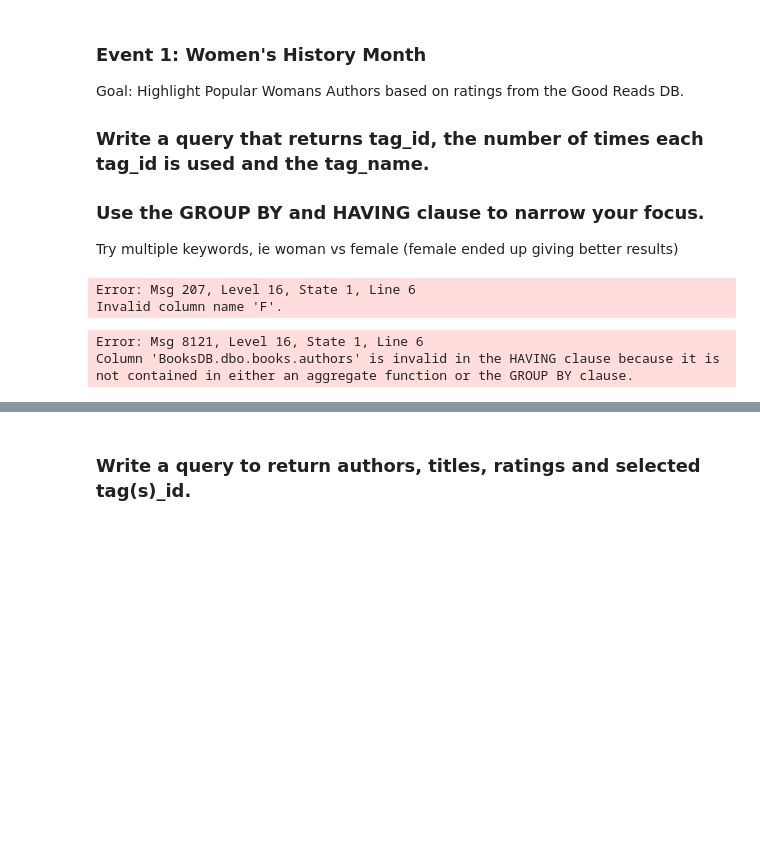
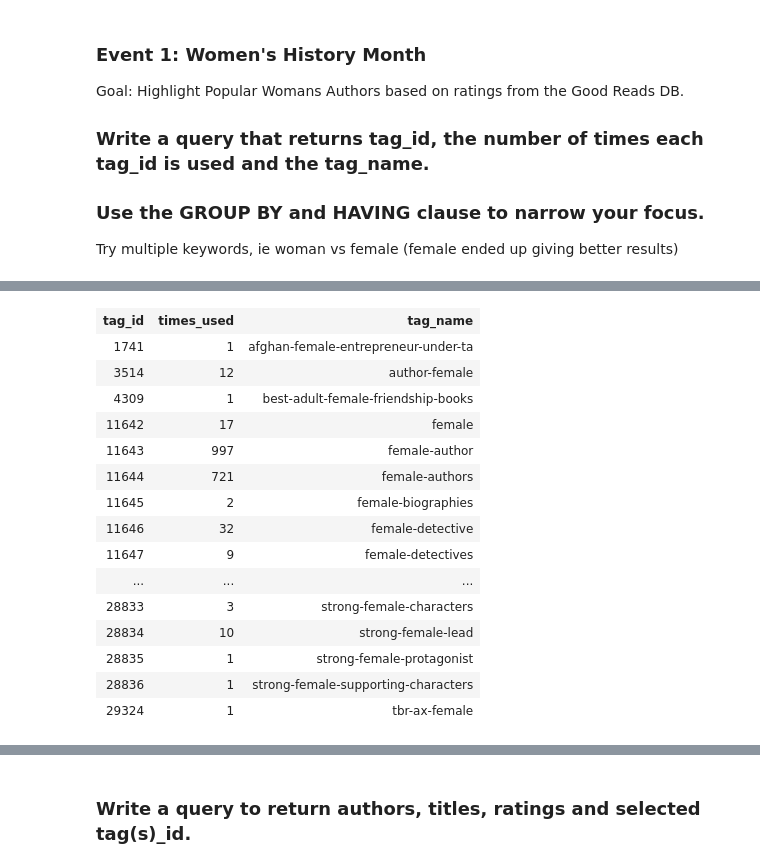
Before and after one commit to souji1991/SQL-Part-3-Studio, a Jupyter notebook: SQL-Part-3-Studio.ipynb, the cells around one changed output, grey strips where cells are left out. Drawn from its saved outputs; the diff is of its cells as text; code cells hidden in the pictures; blank space fills up the shorter version.

```diff
--- a/SQL-Part-3-Studio.ipynb
+++ b/SQL-Part-3-Studio.ipynb
@@ -30,15 +30,11 @@ Goal: Highlight Popular Womans Authors based on ratings from the Good Reads DB.
 
 Try multiple keywords, ie woman vs female (female ended up giving better results)
 # %%
-SELECT b.authors ,ta.tag_id ,COUNT (ta.tag_id) number_of_tag_id,ta.tag_name
-FROM BooksDB.dbo.books AS b
-INNER JOIN BooksDB.dbo.tags AS ta
-ON b.best_book_id=ta.tag_id
-GROUP BY ta.tag_id
-HAVING b.authors ="F"
-ORDER BY tag_id
+SELECT TOP(100) t.tag_id ,COUNT(*) AS times_used ,ta.tag_name
+FROM BooksDB.dbo.book_tags AS t
+FULL JOIN BooksDB.dbo.tags AS ta
+ON t.tag_id=ta.tag_id
+GROUP BY t.tag_id,ta.tag_name
+HAVING ta.tag_name LIKE '%female%'
+ORDER BY t.tag_id
 # %% [output]
-Error: Msg 207, Level 16, State 1, Line 6
-Invalid column name 'F'.
-Error: Msg 8121, Level 16, State 1, Line 6
-Column 'BooksDB.dbo.books.authors' is invalid in the HAVING clause because it is not contained in either an aggregate function or the GROUP BY clause.
@@ -46 +43,17 @@ Total execution time: 00:00:00.059
+| tag_id | times_used | tag_name |
+| 1741 | 1 | afghan-female-entrepreneur-under-ta |
+| 3514 | 12 | author-female |
+| 4309 | 1 | best-adult-female-friendship-books |
+| 11642 | 17 | female |
+| 11643 | 997 | female-author |
+| 11644 | 721 | female-authors |
+| 11645 | 2 | female-biographies |
+| 11646 | 32 | female-detective |
+| 11647 | 9 | female-detectives |
+| ... | ... | ... |
+| 28833 | 3 | strong-female-characters |
+| 28834 | 10 | strong-female-lead |
+| 28835 | 1 | strong-female-protagonist |
+| 28836 | 1 | strong-female-supporting-characters |
+| 29324 | 1 | tbr-ax-female |
 # %% [markdown]
```
Also changed, not shown: parts of 7 cells of this notebook.
